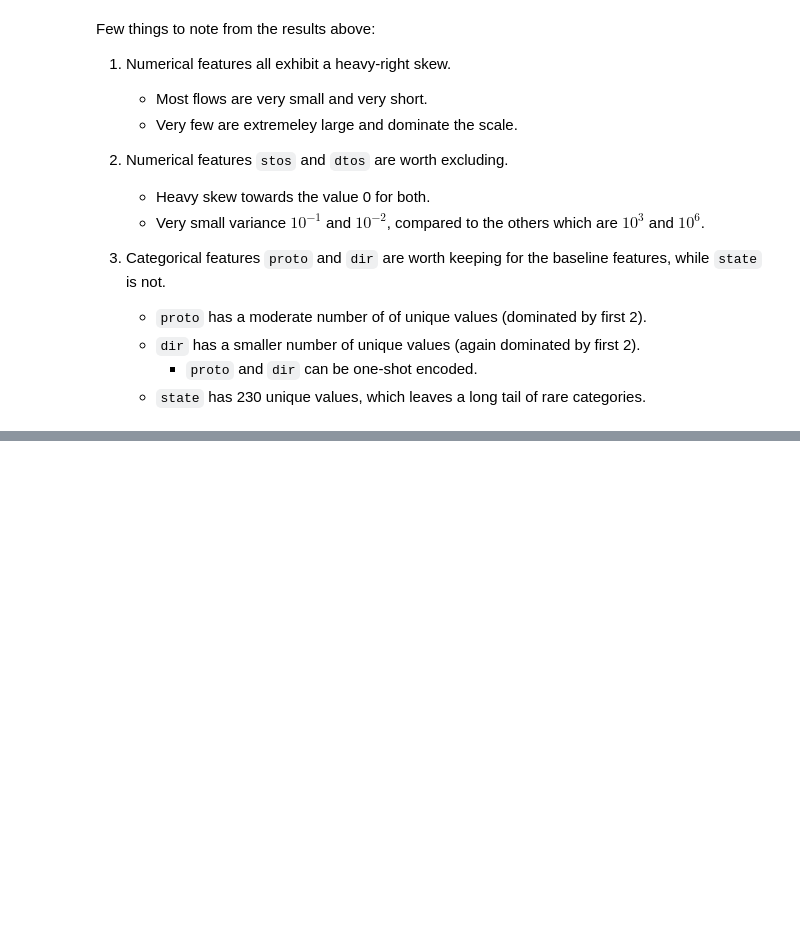
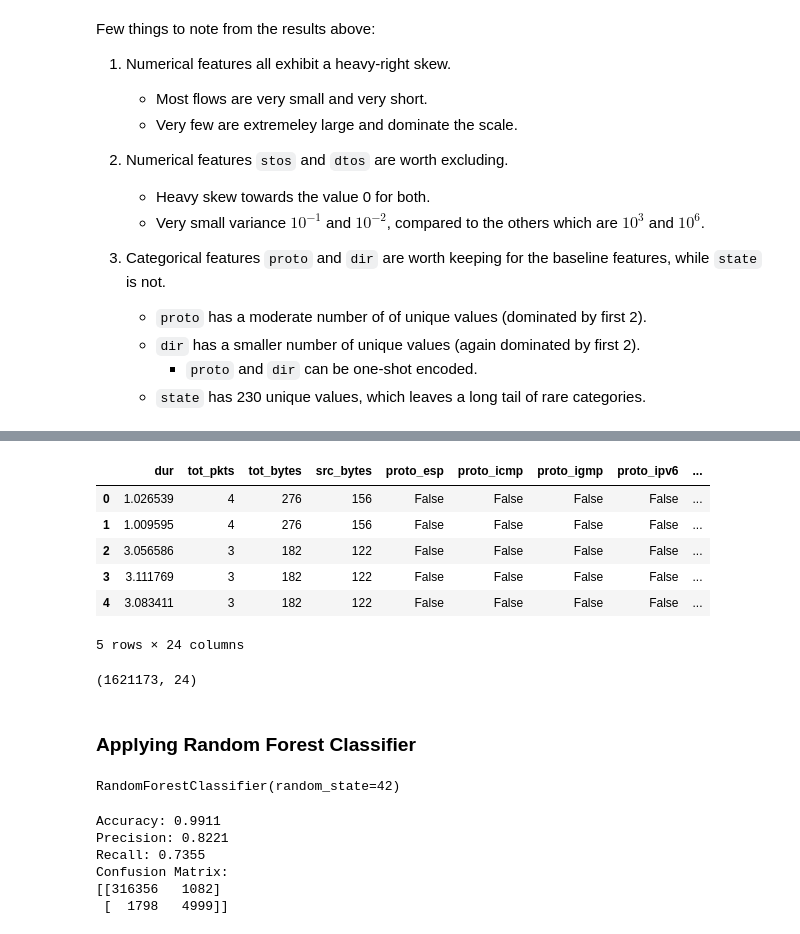
Before and after one commit to st-issac/botnet-detection, a Jupyter notebook: notebooks/exploration.ipynb, the cells around one changed output, grey strips where cells are left out. Saved outputs shown, nothing was run; the diff lists cells and outputs as text; code cells hidden in the pictures; blank space fills up the shorter version.

Commit message:
Started on a simple random forest classifier

```diff
--- a/notebooks/exploration.ipynb
+++ b/notebooks/exploration.ipynb
@@ -242,6 +244,3 @@ df.head()
 | 2 | 3.056586 | tcp | -> | SR_A | 0.0 | 0.0 | 3 | 182 | 122 | flow=Background-TCP-Attempt | ... |
 | 3 | 3.111769 | tcp | -> | SR_A | 0.0 | 0.0 | 3 | 182 | 122 | flow=Background-TCP-Attempt | ... |
 | 4 | 3.083411 | tcp | -> | SR_A | 0.0 | 0.0 | 3 | 182 | 122 | flow=Background-TCP-Attempt | ... |
-# %%
-df.drop(columns=['state', 'stos', 'dtos', 'Family', 'label','label_clean'], inplace=True)
-df.head()
@@ -254,0 +247,12 @@ df.head()
+# %%
+# Define target
+y = df['is_botnet']
+
+# Define features (i.e. everything besides the target)
+X = df.drop(columns=['is_botnet'])
+
+# One-hot encode categorical variables
+X_encoded = pd.get_dummies(X, columns=['proto', 'dir'], drop_first=True)
+
+X = X_encoded.to_numpy()
+y = y.to_numpy()
@@ -254,0 +263,17 @@ df.head()
+# %%
+# Note this had 26 columns when `drop_first=True` was not in
+X_encoded.head()
+# %% [output]
+|  | dur | tot_pkts | tot_bytes | src_bytes | proto_esp | proto_icmp | proto_igmp | proto_ipv6 | ... |
+| 0 | 1.026539 | 4 | 276 | 156 | False | False | False | False | ... |
+| 1 | 1.009595 | 4 | 276 | 156 | False | False | False | False | ... |
+| 2 | 3.056586 | 3 | 182 | 122 | False | False | False | False | ... |
+| 3 | 3.111769 | 3 | 182 | 122 | False | False | False | False | ... |
+| 4 | 3.083411 | 3 | 182 | 122 | False | False | False | False | ... |
+5 rows × 24 columns
+# %%
+X_encoded.shape
+# %% [output]
+(1621173, 24)
+# %% [markdown]
+### Applying Random Forest Classifier
@@ -254,0 +284,31 @@ df.head()
+# %%
+# Creating train/test split for data
+X_train, X_test, y_train, y_test = train_test_split(X_encoded, y, test_size=0.2, random_state=42, stratify=y)
+
+# Instantiating RF classifier and training it on the training data
+rf_classifier = RandomForestClassifier(n_estimators=100, random_state=42)
+rf_classifier.fit(X_train, y_train)
+# %% [output]
+RandomForestClassifier(random_state=42)
+# %%
+# Evaluating the model on the test set
+y_pred = rf_classifier.predict(X_test)
+
+# Calculating evaluation metrics
+accuracy = rf_classifier.score(X_test, y_test)
+precision = precision_score(y_test, y_pred)
+recall = recall_score(y_test, y_pred)
+conf_matrix = confusion_matrix(y_test, y_pred)
+
+print(f"Accuracy: {accuracy:.4f}")
+print(f"Precision: {precision:.4f}")
+print(f"Recall: {recall:.4f}")
+print("Confusion Matrix:")
+print(conf_matrix)
+# %% [output]
+Accuracy: 0.9911
+Precision: 0.8221
+Recall: 0.7355
+Confusion Matrix:
+[[316356   1082]
+ [  1798   4999]]
```
Also changed, not shown: parts of 5 cells of this notebook.
